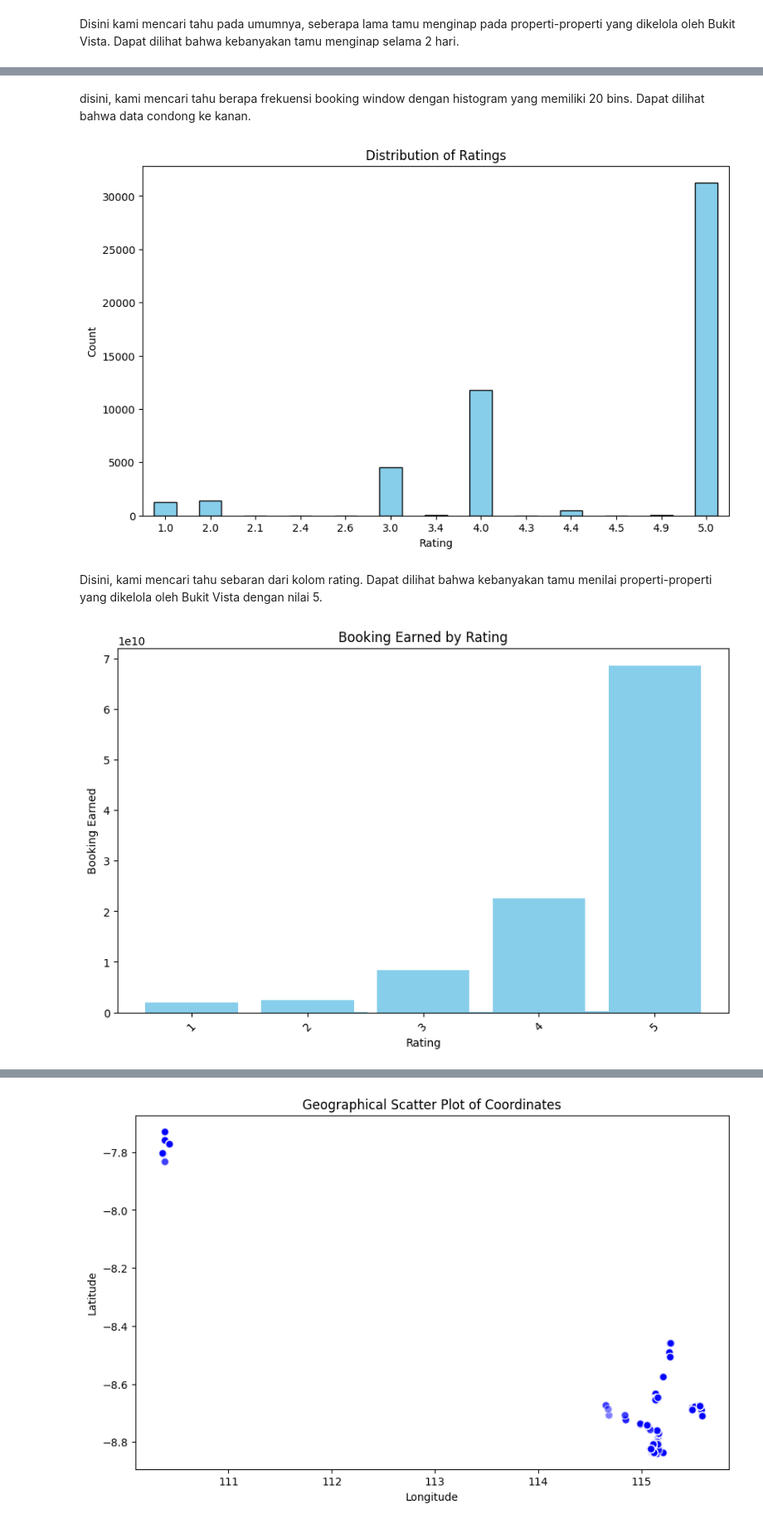
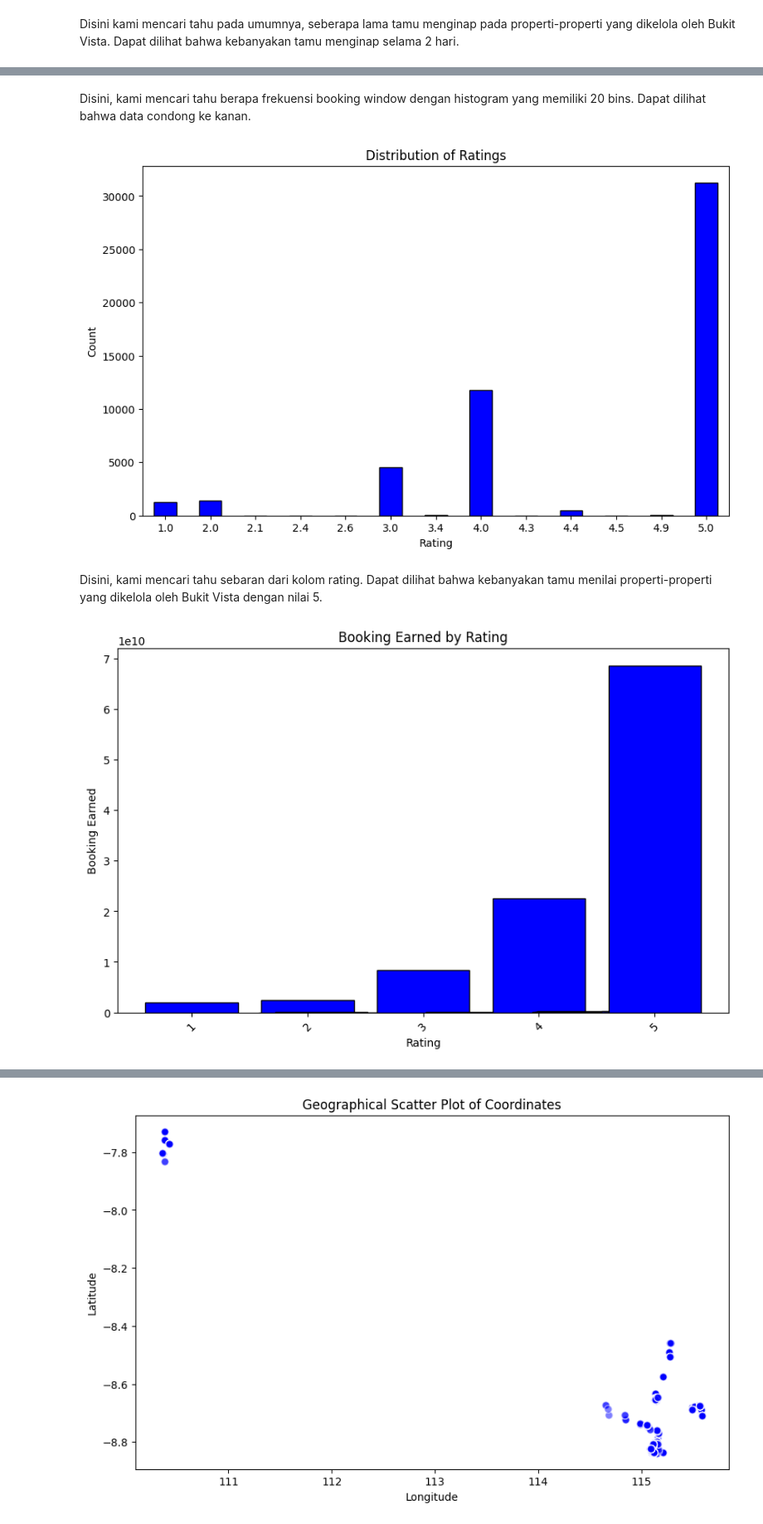
Before and after one commit to naufalsutrisna/Room-Pricing-Bukit-Vista, a Jupyter notebook: machine learning/preprocessing.ipynb, the cells around one changed output, grey strips where cells are left out. Shown at 83% size. Saved outputs shown, nothing was run; the diff lists cells and outputs as text; code cells hidden in the pictures.

```diff
--- a/machine learning/preprocessing.ipynb
+++ b/machine learning/preprocessing.ipynb
@@ -235,5 +275,5 @@ plt.show()
 # %% [markdown]
-disini, kami mencari tahu berapa frekuensi booking window dengan histogram yang memiliki 20 bins. Dapat dilihat bahwa data condong ke kanan.
+Disini, kami mencari tahu berapa frekuensi booking window dengan histogram yang memiliki 20 bins. Dapat dilihat bahwa data condong ke kanan.
 # %%
 # Create a new column for rating rounded to the nearest 0.5 increment
 df['rating_rounded'] = df['rating'].round(1)
@@ -243,7 +283,7 @@ rating_counts = df['rating_rounded'].value_counts().sort_index()
 
 # Plot the bar chart
 plt.figure(figsize=(10, 6))
-rating_counts.plot(kind='bar', color='skyblue', edgecolor='black')
+rating_counts.plot(kind='bar', color='blue', edgecolor='black')
 
 # Set labels and title
 plt.xlabel('Rating')
@@ -254,22 +294,22 @@ plt.xticks(rotation=0)  # Ensure x-axis labels are horizontal
 # Show the plot
 plt.show()
 # %% [output]
-[figure, old version]
+[figure, new version]
 # %% [markdown]
 Disini, kami mencari tahu sebaran dari kolom rating. Dapat dilihat bahwa kebanyakan tamu menilai properti-properti yang dikelola oleh Bukit Vista dengan nilai 5.
 # %%
 # Menggambarkan korelasi antara penilaian properti dengan pemasukkan properti
 rating_booking = df.groupby('rating')['booking_earned'].sum().reset_index()
 
 rating_booking = rating_booking.sort_values(by='rating')
 
 plt.figure(figsize=(10, 6))
-plt.bar(rating_booking['rating'], rating_booking['booking_earned'], color='skyblue')
+plt.bar(rating_booking['rating'], rating_booking['booking_earned'], color='blue', edgecolor='black')
 plt.xlabel('Rating')
 plt.ylabel('Booking Earned')
 plt.title('Booking Earned by Rating')
 plt.xticks(rotation=45)
 plt.show()
 # %% [output]
-[figure, old version]
+[figure, new version]
 # %% [markdown]
```
Also changed, not shown: parts of 23 cells of this notebook.
